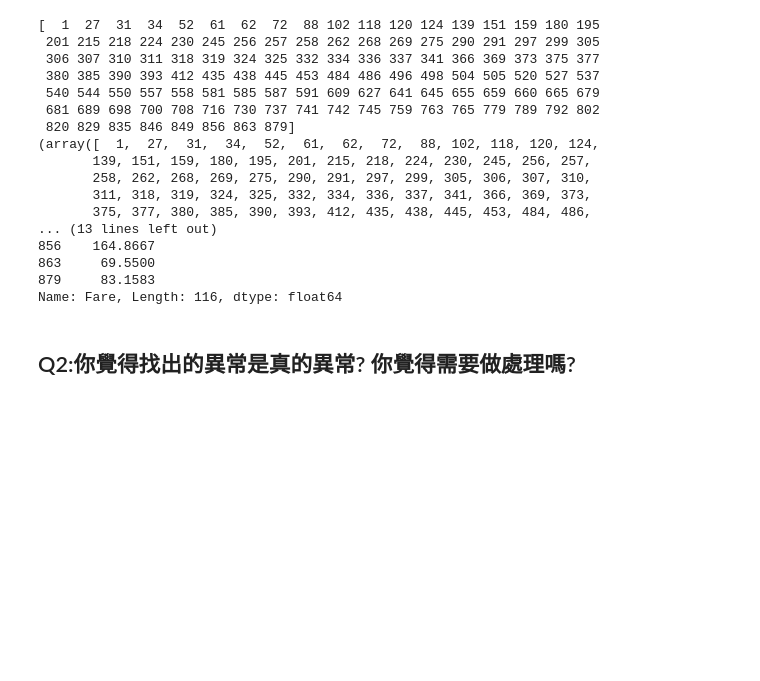
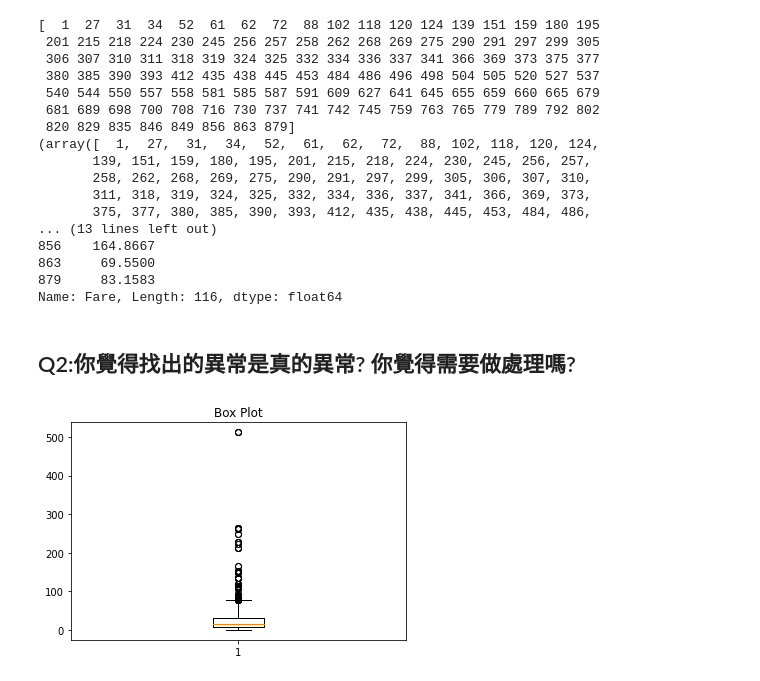
Before and after one commit to GaryPython/-, a Jupyter notebook: Titanic/作業D36.ipynb, the cells around one changed output. Cells and saved outputs as stored; diff of their text form; code cells hidden in the pictures; blank space fills up the shorter version.

```diff
--- a/Titanic/作業D36.ipynb
+++ b/Titanic/作業D36.ipynb
@@ -161,6 +172,14 @@ print(df_train.loc[out_index2[0],'Fare'])
 Name: Fare, Length: 116, dtype: float64
 # %% [markdown]
 ## Q2:你覺得找出的異常是真的異常? 你覺得需要做處理嗎?
+# %%
+#畫盒鬚圖
+# 使用np.isnana(data)，找出在 Fare中的遺失值，然後逐位反轉，讓遺失值為 0,則可以透過索引的方式，濾掉遺失值。
+plt.boxplot(df_train['Fare'][~np.isnan(df_train['Fare'])],whis=2)    #作圖
+plt.title('Box Plot')
+plt.show()
+# %% [output]
+[figure, added]
 # %%
 不需要，因為我覺得是比較高級的票價，異常值太多了
 如果比較三倍標準差大多是200以上
```
Also changed, not shown: parts of 1 cell of this notebook.
